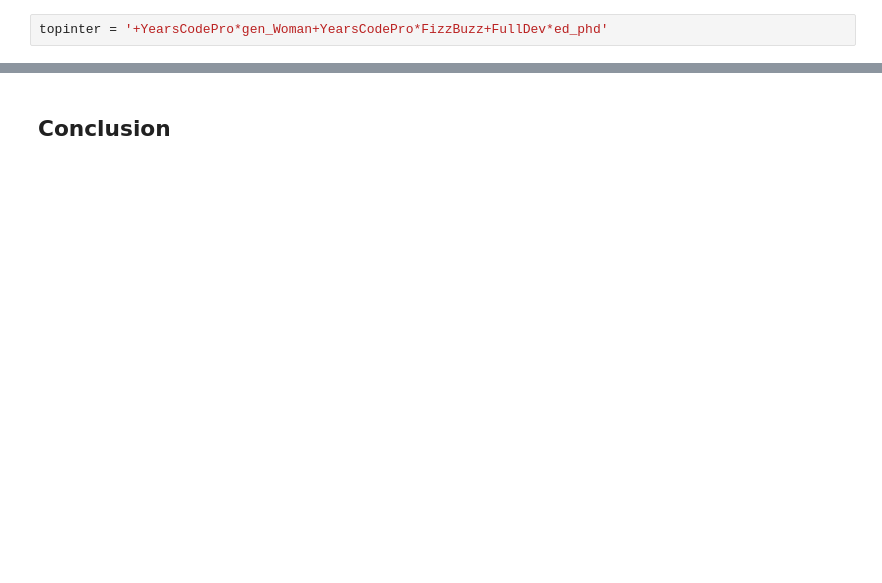
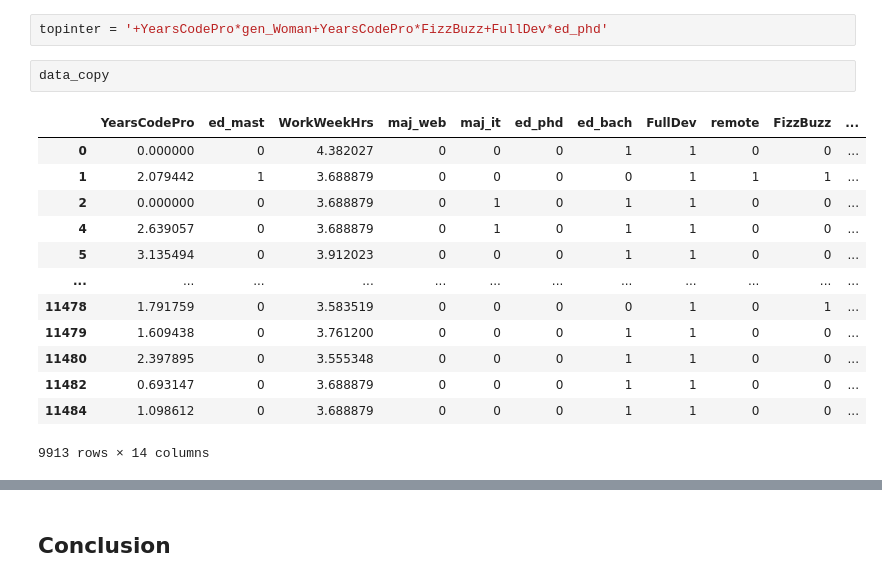
Before and after one commit to jbuenaseda/linear-regression-project, a Jupyter notebook: EDA-linreg.ipynb, the cells around one changed output, grey strips where cells are left out. Drawn from its saved outputs; the diff is of its cells as text; blank space fills up the shorter version.

```diff
--- a/EDA-linreg.ipynb
+++ b/EDA-linreg.ipynb
@@ -691,5 +891,21 @@ Top 3 interactions: [('YearsCodePro', 'gen_Woman', 0.232), ('YearsCodePro', 'Fiz
 # %%
 topinter = '+YearsCodePro*gen_Woman+YearsCodePro*FizzBuzz+FullDev*ed_phd'
+# %%
+data_copy
+# %% [output]
+|  | YearsCodePro | ed_mast | WorkWeekHrs | maj_web | maj_it | ed_phd | ed_bach | FullDev | remote | FizzBuzz | ... |
+| 0 | 0.000000 | 0 | 4.382027 | 0 | 0 | 0 | 1 | 1 | 0 | 0 | ... |
+| 1 | 2.079442 | 1 | 3.688879 | 0 | 0 | 0 | 0 | 1 | 1 | 1 | ... |
+| 2 | 0.000000 | 0 | 3.688879 | 0 | 1 | 0 | 1 | 1 | 0 | 0 | ... |
+| 4 | 2.639057 | 0 | 3.688879 | 0 | 1 | 0 | 1 | 1 | 0 | 0 | ... |
+| 5 | 3.135494 | 0 | 3.912023 | 0 | 0 | 0 | 1 | 1 | 0 | 0 | ... |
+| ... | ... | ... | ... | ... | ... | ... | ... | ... | ... | ... | ... |
+| 11478 | 1.791759 | 0 | 3.583519 | 0 | 0 | 0 | 0 | 1 | 0 | 1 | ... |
+| 11479 | 1.609438 | 0 | 3.761200 | 0 | 0 | 0 | 1 | 1 | 0 | 0 | ... |
+| 11480 | 2.397895 | 0 | 3.555348 | 0 | 0 | 0 | 1 | 1 | 0 | 0 | ... |
+| 11482 | 0.693147 | 0 | 3.688879 | 0 | 0 | 0 | 1 | 1 | 0 | 0 | ... |
+| 11484 | 1.098612 | 0 | 3.688879 | 0 | 0 | 0 | 1 | 1 | 0 | 0 | ... |
+9913 rows × 14 columns
 # %%
 #Model using stepwise with interaction terms
 
```
Also changed, not shown: parts of 86 cells of this notebook, 4 other files.
